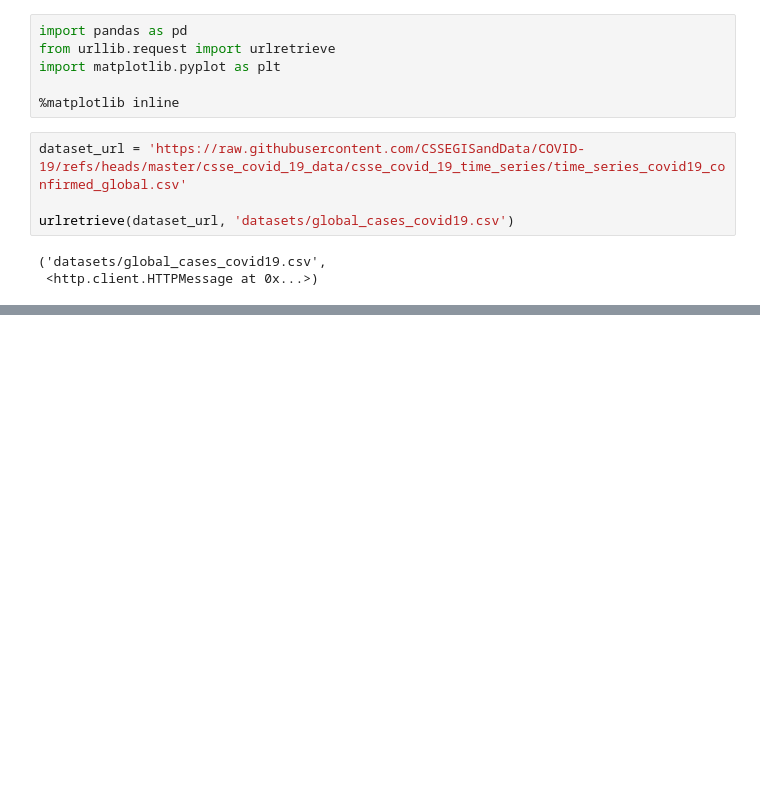
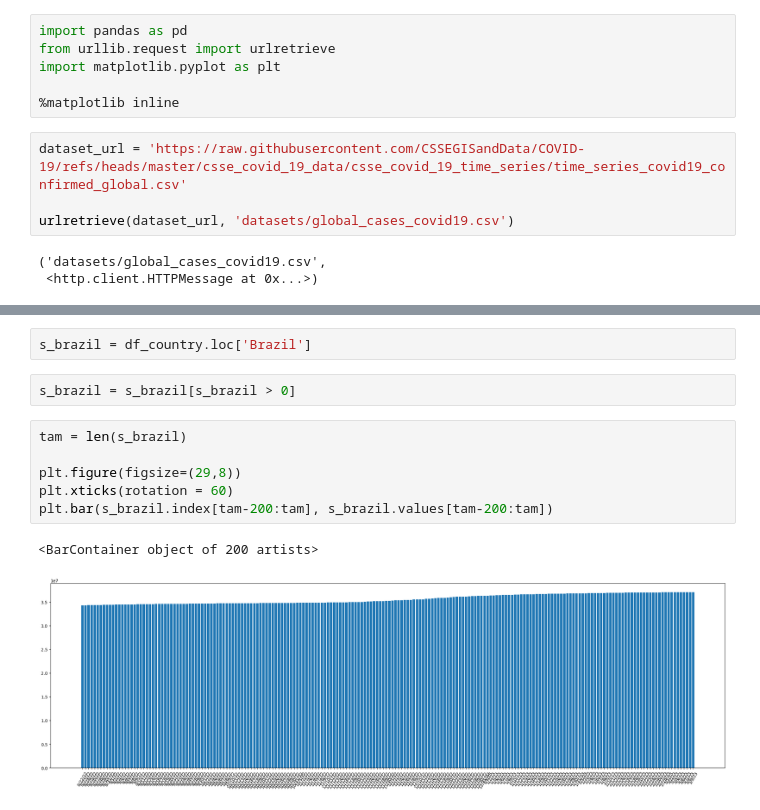
Before and after one commit to arthur-ngdi/pandas, a Jupyter notebook: analise_dados_pandas.ipynb, the cells around one changed output, grey strips where cells are left out. Drawn from its saved outputs; the diff is of its cells as text; blank space fills up the shorter version.

```diff
--- a/analise_dados_pandas.ipynb
+++ b/analise_dados_pandas.ipynb
@@ -33,0 +116,13 @@ dataframe_covid
+# %%
+s_brazil = df_country.loc['Brazil']
+# %%
+s_brazil = s_brazil[s_brazil > 0]
+# %%
+tam = len(s_brazil)
+
+plt.figure(figsize=(29,8))
+plt.xticks(rotation = 60)
+plt.bar(s_brazil.index[tam-200:tam], s_brazil.values[tam-200:tam])
+# %% [output]
+<BarContainer object of 200 artists>
+[figure, added]
```
Also changed, not shown: parts of 11 cells of this notebook.
